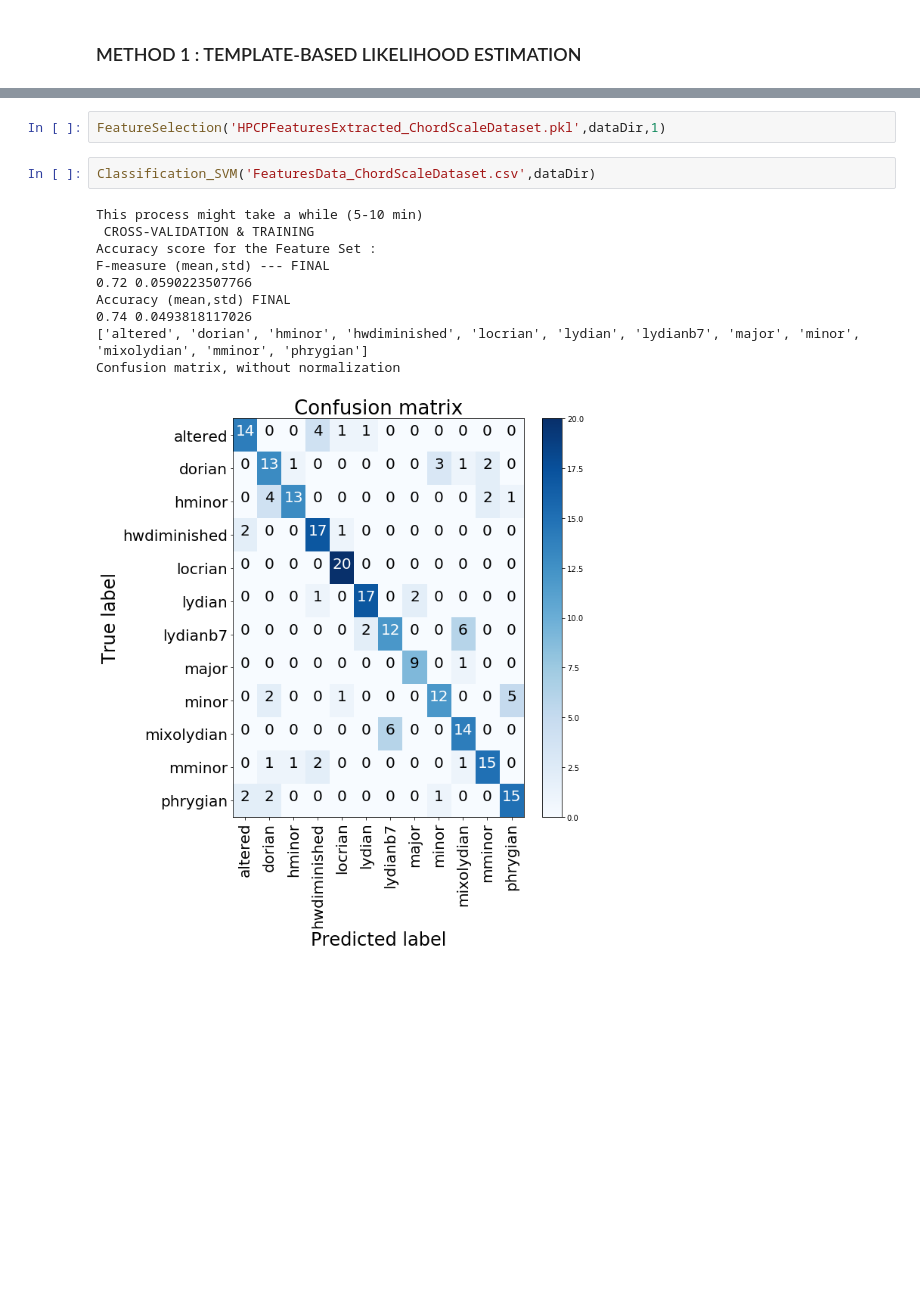
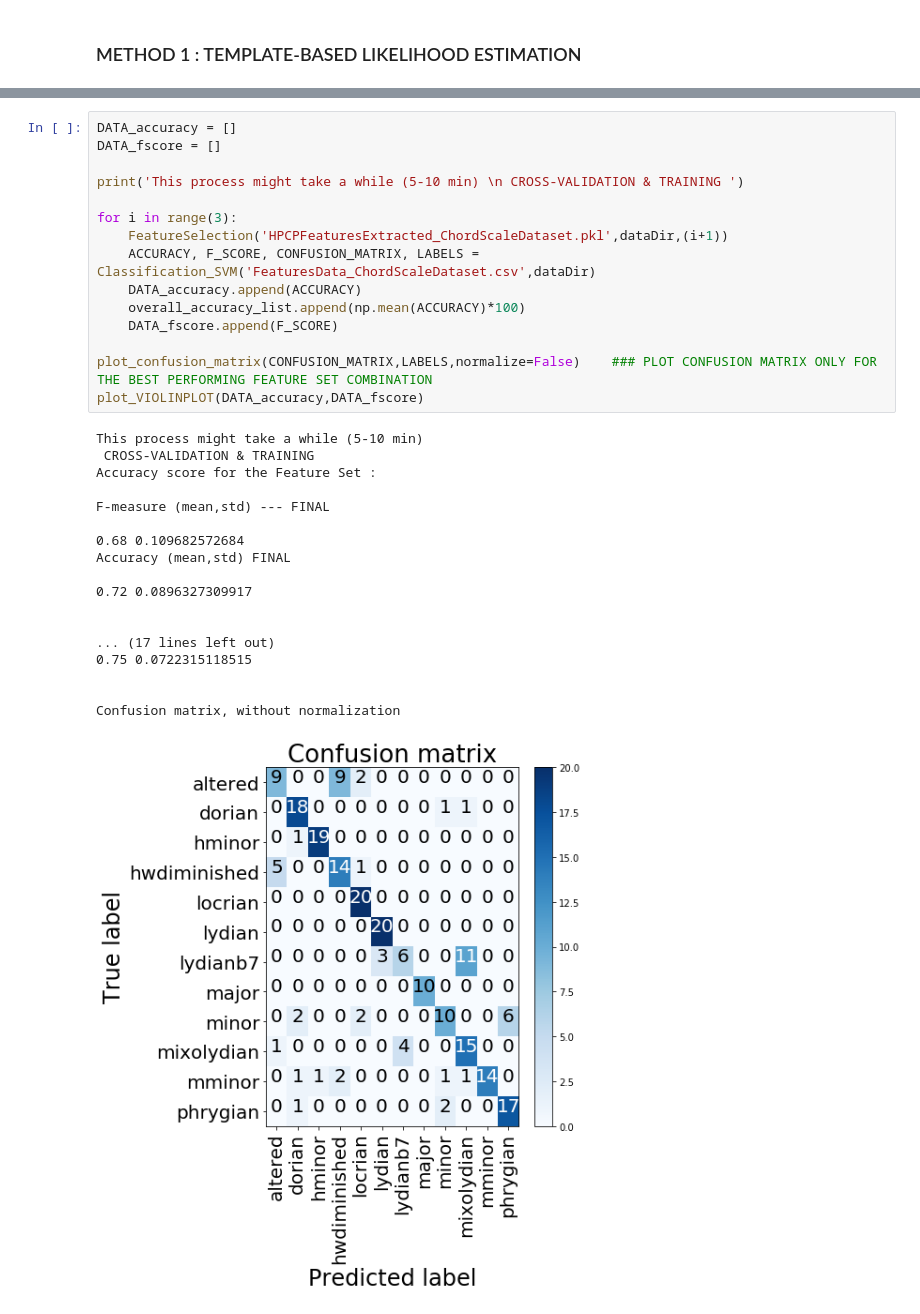
Before and after one commit to emirdemirel/Chord-ScaleDetection, a Jupyter notebook: Chord-Scale_Detection_PART1.ipynb, the cells around one changed output, grey strips where cells are left out. Drawn from its saved outputs; the diff is of its cells as text; blank space fills up the shorter version.

```diff
--- a/Chord-Scale_Detection_PART1.ipynb
+++ b/Chord-Scale_Detection_PART1.ipynb
@@ -176,15 +185,34 @@ Overall Accuracy using Likelihood Estimation is 72.17391304347827
-# %%
-FeatureSelection('HPCPFeaturesExtracted_ChordScaleDataset.pkl',dataDir,1)
-# %%
-Classification_SVM('FeaturesData_ChordScaleDataset.csv',dataDir)
-# %% [output]
-This process might take a while (5-10 min)
- CROSS-VALIDATION & TRAINING
-Accuracy score for the Feature Set :
-F-measure (mean,std) --- FINAL
-0.72 0.0590223507766
-Accuracy (mean,std) FINAL
-0.74 0.0493818117026
-['altered', 'dorian', 'hminor', 'hwdiminished', 'locrian', 'lydian', 'lydianb7', 'major', 'minor', 'mixolydian', 'mminor', 'phrygian']
-Confusion matrix, without normalization
-[figure, removed]
+# %%
+DATA_accuracy = []
+DATA_fscore = []
+
+print('This process might take a while (5-10 min) \n CROSS-VALIDATION & TRAINING ')
+
+for i in range(3):
+    FeatureSelection('HPCPFeaturesExtracted_ChordScaleDataset.pkl',dataDir,(i+1))
+    ACCURACY, F_SCORE, CONFUSION_MATRIX, LABELS = Classification_SVM('FeaturesData_ChordScaleDataset.csv',dataDir)
+    DATA_accuracy.append(ACCURACY)
+    overall_accuracy_list.append(np.mean(ACCURACY)*100)
+    DATA_fscore.append(F_SCORE)
+
+plot_confusion_matrix(CONFUSION_MATRIX,LABELS,normalize=False)    ### PLOT CONFUSION MATRIX ONLY FOR THE BEST PERFORMING FEATURE SET COMBINATION
+plot_VIOLINPLOT(DATA_accuracy,DATA_fscore)
+# %% [output]
+This process might take a while (5-10 min)
+ CROSS-VALIDATION & TRAINING
+Accuracy score for the Feature Set :
+
+F-measure (mean,std) --- FINAL
+
+0.68 0.109682572684
+Accuracy (mean,std) FINAL
+
+0.72 0.0896327309917
+
+
+... (17 lines left out)
+0.75 0.0722315118515
+
+
+Confusion matrix, without normalization
+[figure, added]
```
Also changed, not shown: parts of 10 cells of this notebook.
